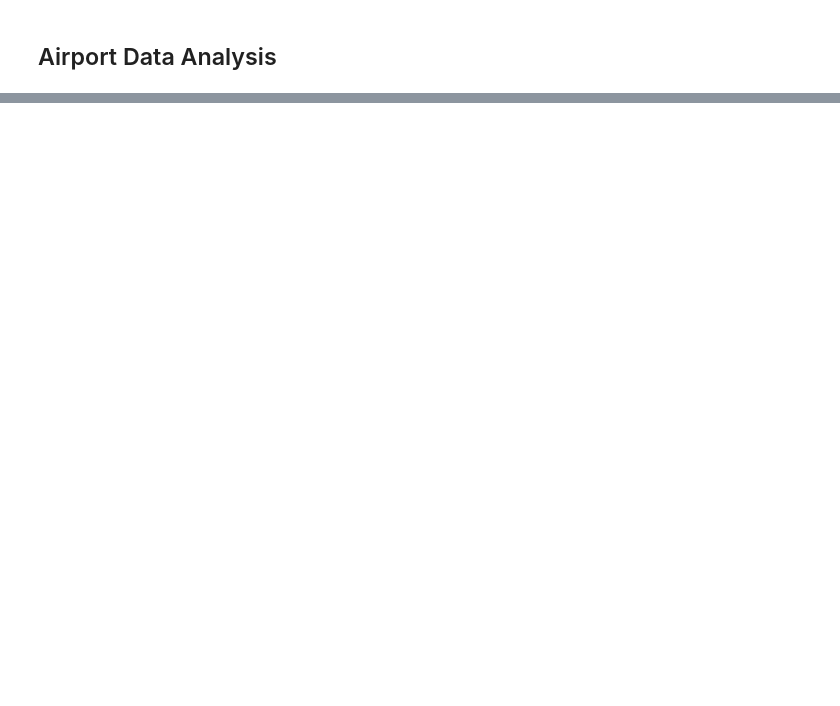
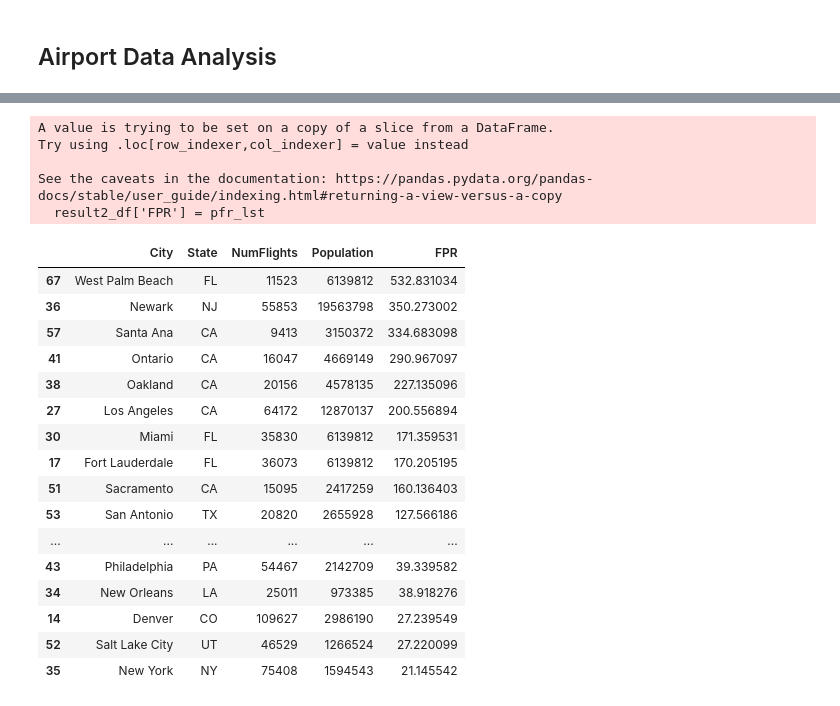
Before and after one commit to tstrain199/Aircraft_Safety_Analysis, a Jupyter notebook: Create-Data-Sets.ipynb, the cells around one changed output, grey strips where cells are left out. Cells and saved outputs as stored; diff of their text form; code cells hidden in the pictures; blank space fills up the shorter version.

```diff
--- a/Create-Data-Sets.ipynb
+++ b/Create-Data-Sets.ipynb
@@ -377,0 +480,9 @@ for i in keys:
+# %%
+#result2_df['Population'] = [get_city_pop(x, y) for x in result2_df['City'] for y in result2_df['State']]
+pop_lst = []
+for i, x in result2_df.iterrows():
+
+    rando.append(get_city_pop(x['City'], x['State']))
+result2_df['Population'] = pop_lst
+# %%
+result2_df = result2_df.loc[result2_df['Population'] > 0]
@@ -377,0 +491,34 @@ for i in keys:
+# %%
+pfr_lst = []
+for i, x in result2_df.iterrows():
+
+    ratio = x['Population']/x['NumFlights']
+    pfr_lst.append(ratio)
+# %%
+result2_df['FPR'] = pfr_lst
+# %% [output]
+A value is trying to be set on a copy of a slice from a DataFrame.
+Try using .loc[row_indexer,col_indexer] = value instead
+
+See the caveats in the documentation: https://pandas.pydata.org/pandas-docs/stable/user_guide/indexing.html#returning-a-view-versus-a-copy
+  result2_df['FPR'] = pfr_lst
+# %%
+result2_df.sort_values('FPR', ascending=False)
+# %% [output]
+|  | City | State | NumFlights | Population | FPR |
+| 67 | West Palm Beach | FL | 11523 | 6139812 | 532.831034 |
+| 36 | Newark | NJ | 55853 | 19563798 | 350.273002 |
+| 57 | Santa Ana | CA | 9413 | 3150372 | 334.683098 |
+| 41 | Ontario | CA | 16047 | 4669149 | 290.967097 |
+| 38 | Oakland | CA | 20156 | 4578135 | 227.135096 |
+| 27 | Los Angeles | CA | 64172 | 12870137 | 200.556894 |
+| 30 | Miami | FL | 35830 | 6139812 | 171.359531 |
+| 17 | Fort Lauderdale | FL | 36073 | 6139812 | 170.205195 |
+| 51 | Sacramento | CA | 15095 | 2417259 | 160.136403 |
+| 53 | San Antonio | TX | 20820 | 2655928 | 127.566186 |
+| ... | ... | ... | ... | ... | ... |
+| 43 | Philadelphia | PA | 54467 | 2142709 | 39.339582 |
+| 34 | New Orleans | LA | 25011 | 973385 | 38.918276 |
+| 14 | Denver | CO | 109627 | 2986190 | 27.239549 |
+| 52 | Salt Lake City | UT | 46529 | 1266524 | 27.220099 |
+| 35 | New York | NY | 75408 | 1594543 | 21.145542 |
```
Also changed, not shown: parts of 27 cells of this notebook, 1 other file.
